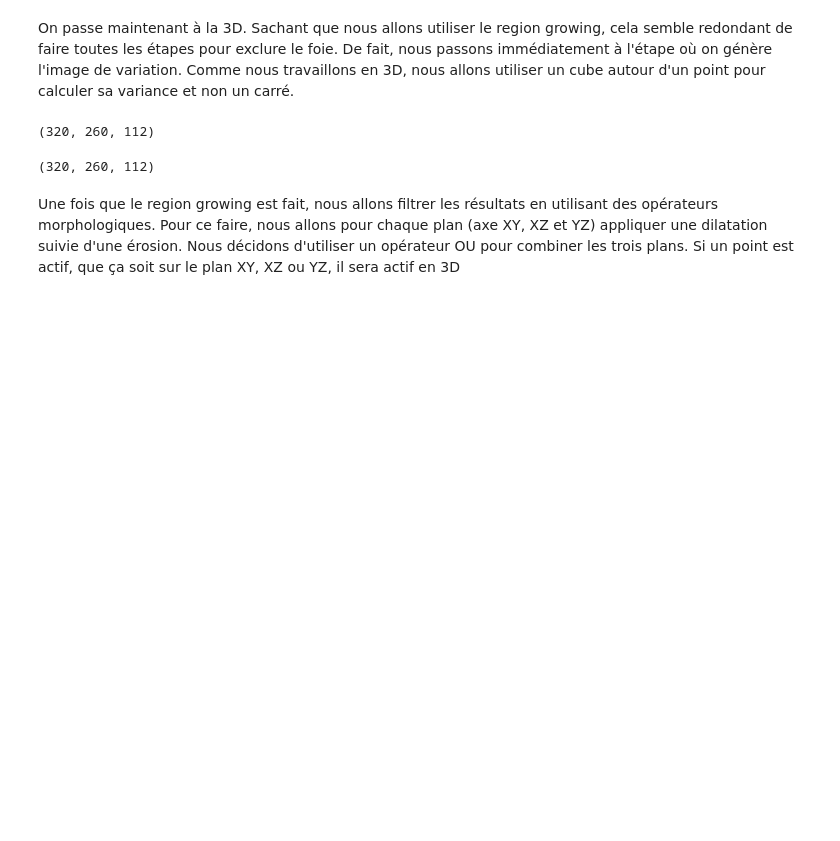
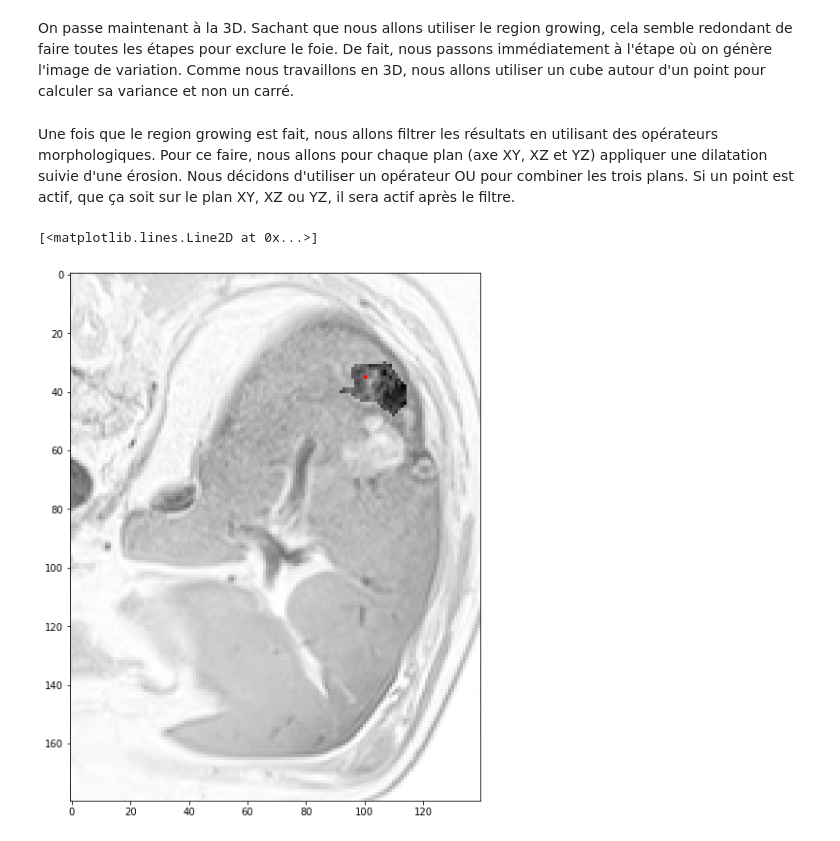
Before and after one commit to defrenned3238/WSBIM2243, a Jupyter notebook: WSBIM2243-final.ipynb, the cells around one changed output. Cells and saved outputs as stored; diff of their text form; code cells hidden in the pictures; blank space fills up the shorter version.

```diff
--- a/WSBIM2243-final.ipynb
+++ b/WSBIM2243-final.ipynb
@@ -573,11 +549,8 @@ def variancebloc3D(A):
     varian = []
     sens = 50
     varian = np.zeros(data.shape)
-    print(varian.shape)
     for i in range(seed[0] - checkupSize, seed[0] + checkupSize):
-        #tmp = []
         for j in range(seed[1] - checkupSize, seed[1] + checkupSize):
-            #tmp2 = []
             for k in range(seed[2] - layerSizeCheck, seed[2] + layerSizeCheck):
                 mean = 0
                 for l in range(-2, 3):
@@ -601,26 +574,19 @@ def variancebloc3D(A):
                         varian[i, j, k] = sens
                     except:
                         pass
-                    #tmp2.append(sens)
                 else:
                     try:
                         varian[i, j, k] = variantmp
                     except:
                         pass
-                    #tmp2.append(variantmp)
-            #tmp.append(tmp2)
-        #varian.append(tmp)
     return varian
 
 
 imagevar = variancebloc3D(data)
-# %% [output]
-(320, 260, 112)
 # %%
 #Launch region growing in 3D
 
 image = imagevar.astype(np.int32)
-print(image.shape)
 sizer = 6
 checkupSize = 50
 meanData = 0
@@ -639,8 +605,6 @@ while(len(toDoList) > 0):
         toDoList.pop(0)
     else:
         tmp = toDoList.pop(0)
-        #print(tmp[0])
-        #print(abs(image[tmp[0]][tmp[1]] - image[tmp[0] - 1][tmp[1]]))
         done.append(tmp)
         doneData.append(image[tmp[0], tmp[1], tmp[2]])
         try:
@@ -677,7 +641,47 @@ done = np.array(done)
 newDone = np.zeros(data.shape)
 for i in done:
     newDone[i[0], i[1], i[2]] = 1
-# %% [output]
-(320, 260, 112)
 # %% [markdown]
-Une fois que le region growing est fait, nous allons filtrer les résultats en utilisant des opérateurs morphologiques. Pour ce faire, nous allons pour chaque plan (axe XY, XZ et YZ) appliquer une dilatation suivie d'une érosion. Nous décidons d'utiliser un opérateur OU pour combiner les trois plans. Si un point est actif, que ça soit sur le plan XY, XZ ou YZ, il sera actif en 3D
+Une fois que le region growing est fait, nous allons filtrer les résultats en utilisant des opérateurs morphologiques. Pour ce faire, nous allons pour chaque plan (axe XY, XZ et YZ) appliquer une dilatation suivie d'une érosion. Nous décidons d'utiliser un opérateur OU pour combiner les trois plans. Si un point est actif, que ça soit sur le plan XY, XZ ou YZ, il sera actif après le filtre.
+# %%
+newDoneXY = np.zeros(newDone.shape)
+newDoneXZ = np.zeros(newDone.shape)
+newDoneYZ = np.zeros(newDone.shape)
+kernel = np.ones((5,5),np.uint8)
+kernel[0, 0] = 0
+kernel[4, 0] = 0
+kernel[0, 4] = 0
+kernel[4, 4] = 0
+
+for i in range(30, 50):
+    newDoneXY[:,:,i] = cv2.erode(newDone[:,:,i],kernel,iterations = 2)
+    newDoneXY[:,:,i] = cv2.dilate(newDoneXY[:,:,i],kernel,iterations = 2)
+for i in range(25, 125):
+    newDoneXZ[:,i,:] = cv2.erode(newDone[:,i,:],kernel,iterations = 2)
+    newDoneXZ[:,i,:] = cv2.dilate(newDoneXZ[:,i,:],kernel,iterations = 2)
+for i in range(200, 300):
+    newDoneYZ[i,:,:] = cv2.erode(newDone[i,:,:],kernel,iterations = 2)
+    newDoneYZ[i,:,:] = cv2.dilate(newDoneYZ[i,:,:],kernel,iterations = 2)
+newDone2tmp = newDoneXY + newDoneXZ + newDoneYZ - newDoneXY*newDoneYZ - newDoneXY*newDoneXZ - newDoneYZ*newDoneXZ + newDoneXY*newDoneXZ*newDoneYZ
+
+newDoneXY = np.zeros(newDone.shape)
+newDoneXZ = np.zeros(newDone.shape)
+newDoneYZ = np.zeros(newDone.shape)
+for i in range(30, 50):
+    newDoneXY[:,:,i] = cv2.dilate(newDone2tmp[:,:,i],kernel,iterations = 2)
+    newDoneXY[:,:,i] = cv2.erode(newDoneXY[:,:,i],kernel,iterations = 2)
+for i in range(25, 125):
+    newDoneXZ[:,i,:] = cv2.dilate(newDone2tmp[:,i,:],kernel,iterations = 2)
+    newDoneXZ[:,i,:] = cv2.erode(newDoneXZ[:,i,:],kernel,iterations = 2)
+for i in range(200, 300):
+    newDoneYZ[i,:,:] = cv2.dilate(newDone2tmp[i,:,:],kernel,iterations = 2)
+    newDoneYZ[i,:,:] = cv2.erode(newDoneYZ[i,:,:],kernel,iterations = 2)
+newDone2 = newDoneXY + newDoneXZ + newDoneYZ - newDoneXY*newDoneYZ - newDoneXY*newDoneXZ - newDoneYZ*newDoneXZ + newDoneXY*newDoneXZ*newDoneYZ
+# %%
+plt.figure(figsize=(15,10))
+
+plt.imshow((newDone2*data*0.8 + data)[150:290,40:220, 43].T,cmap='Greys')
+plt.plot(seed[0]-150, seed[1]-40, 'r.')
+# %% [output]
+[<matplotlib.lines.Line2D at 0x...>]
+[figure, added]
```
Also changed, not shown: parts of 9 cells of this notebook.
